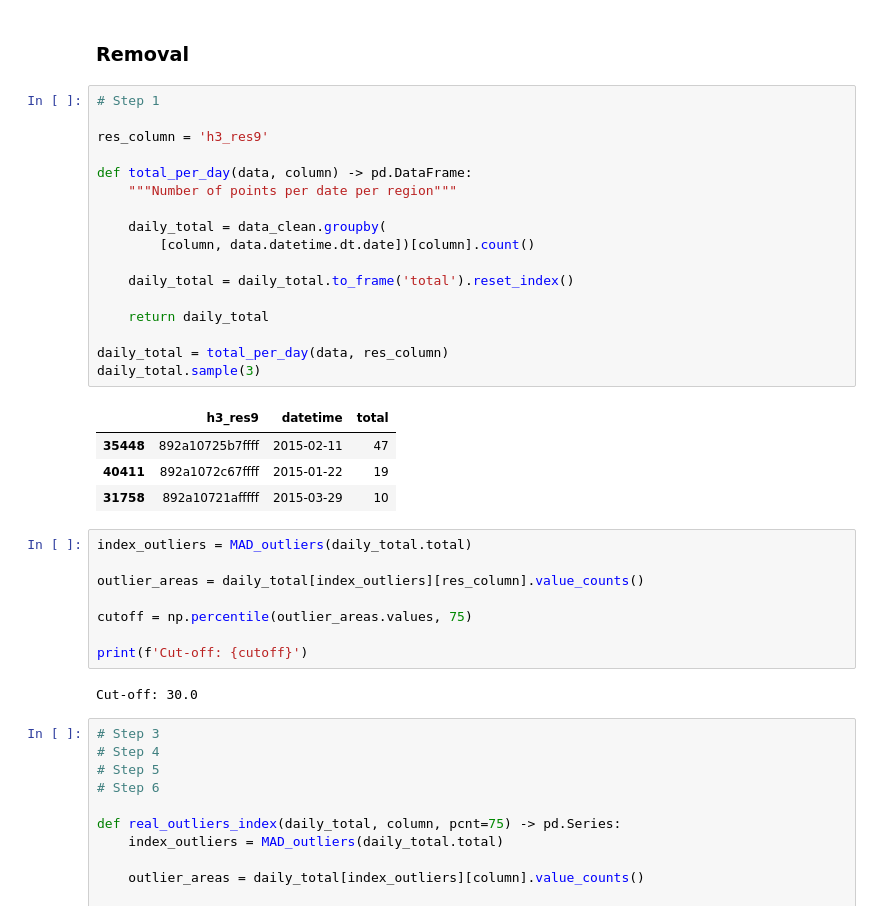
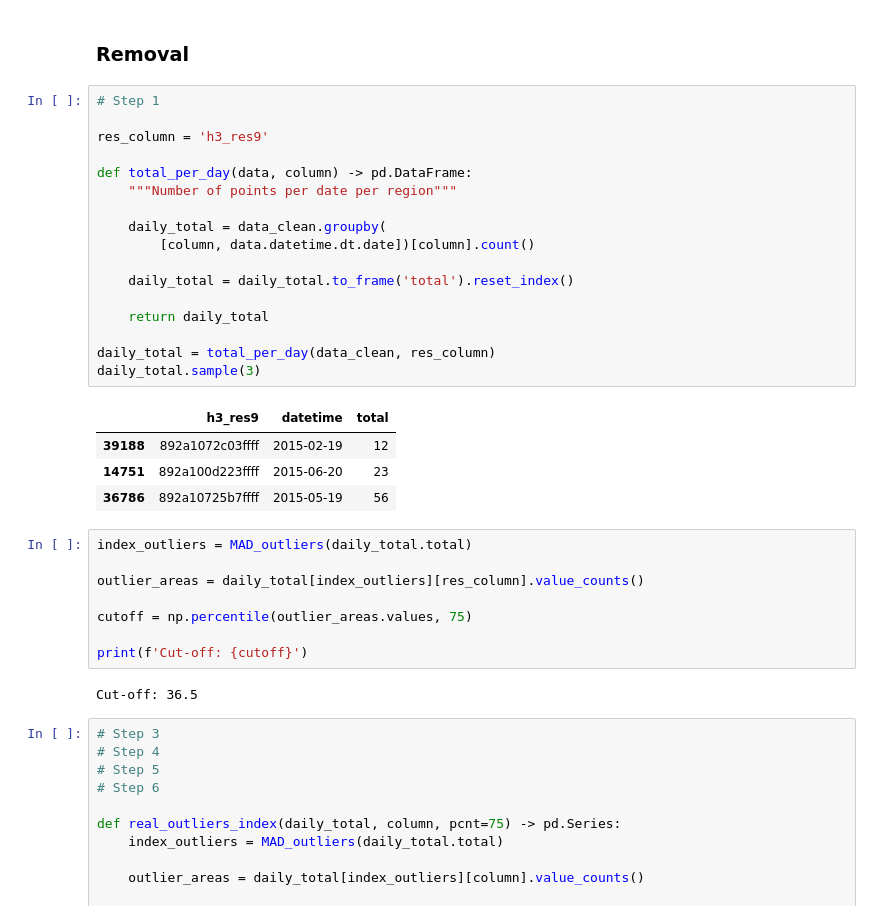
Before and after one commit to sash-ko/ai-transportation, a Jupyter notebook: demand-prediction/2-discrete-areas.ipynb, the cells around one changed output. Saved outputs shown, nothing was run; the diff lists cells and outputs as text.

```diff
--- a/demand-prediction/2-discrete-areas.ipynb
+++ b/demand-prediction/2-discrete-areas.ipynb
@@ -412,25 +412,25 @@ As a cut-off point I will use 75th percentile - everything below are _real_ outl
 # %%
 # Step 1
 
 res_column = 'h3_res9'
 
 def total_per_day(data, column) -> pd.DataFrame:
     """Number of points per date per region"""
 
     daily_total = data_clean.groupby(
         [column, data.datetime.dt.date])[column].count()
 
     daily_total = daily_total.to_frame('total').reset_index()
 
     return daily_total
 
-daily_total = total_per_day(data, res_column)
+daily_total = total_per_day(data_clean, res_column)
 daily_total.sample(3)
 # %% [output]
 |  | h3_res9 | datetime | total |
-| 35448 | 892a10725b7ffff | 2015-02-11 | 47 |
-| 40411 | 892a1072c67ffff | 2015-01-22 | 19 |
-| 31758 | 892a10721afffff | 2015-03-29 | 10 |
+| 39188 | 892a1072c03ffff | 2015-02-19 | 12 |
+| 14751 | 892a100d223ffff | 2015-06-20 | 23 |
+| 36786 | 892a10725b7ffff | 2015-05-19 | 56 |
 # %%
 index_outliers = MAD_outliers(daily_total.total)
 
@@ -440,7 +440,7 @@ cutoff = np.percentile(outlier_areas.values, 75)
 
 print(f'Cut-off: {cutoff}')
 # %% [output]
-Cut-off: 30.0
+Cut-off: 36.5
 # %%
 # Step 3
 # Step 4
```
Also changed, not shown: parts of 6 cells of this notebook.
